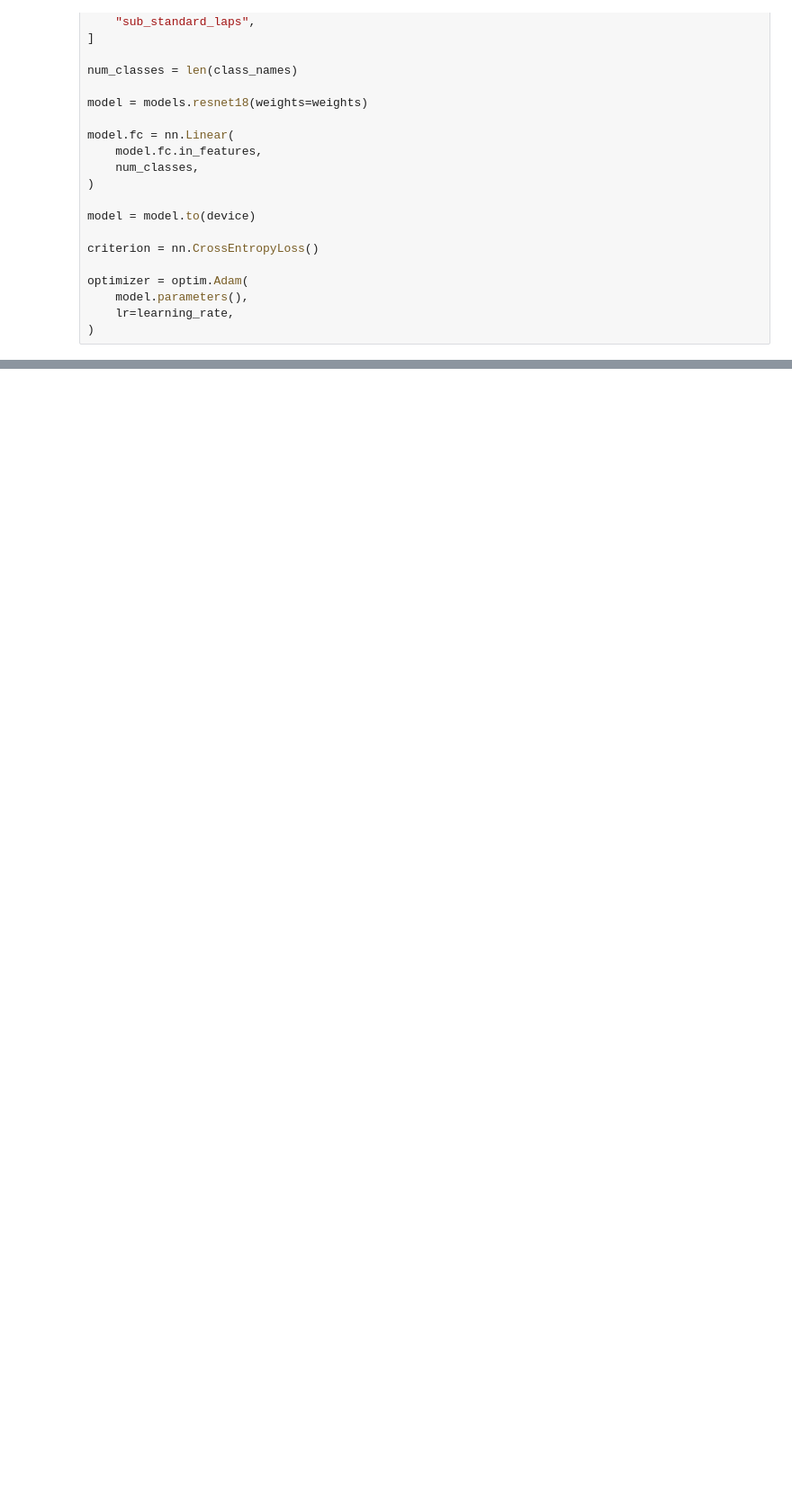
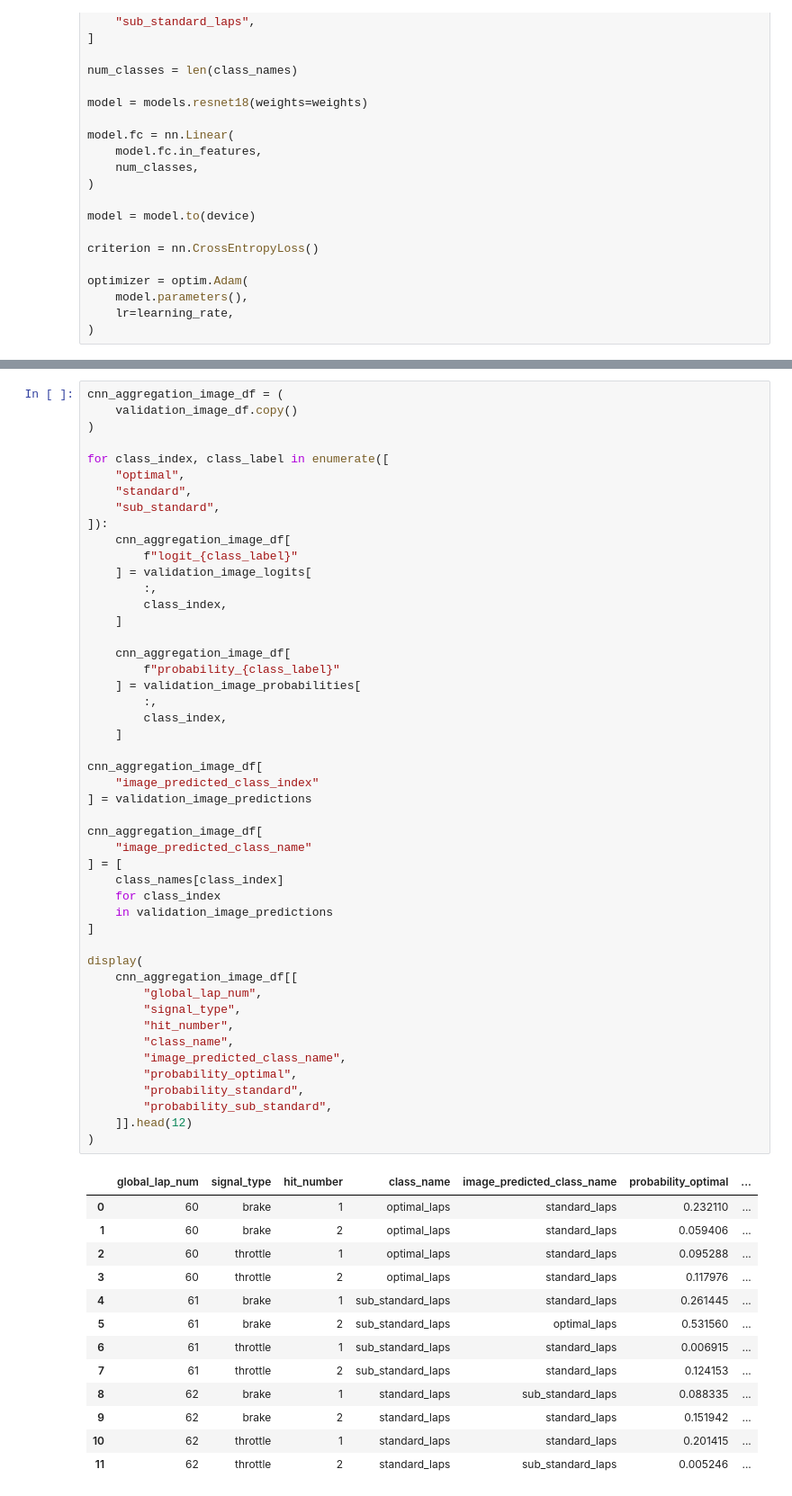
Before and after one commit to Prachet06/F1-Optimized-Cornering-Project, a Jupyter notebook: Code/Model.ipynb, the cells around one changed output, grey strips where cells are left out. Shown at 90% size. Saved outputs shown, nothing was run; the diff lists cells and outputs as text; blank space fills up the shorter version.

```diff
--- a/Code/Model.ipynb
+++ b/Code/Model.ipynb
@@ -3333,0 +848,62 @@ display(fusion_comparison_df)
+# %%
+cnn_aggregation_image_df = (
+    validation_image_df.copy()
+)
+
+for class_index, class_label in enumerate([
+    "optimal",
+    "standard",
+    "sub_standard",
+]):
+    cnn_aggregation_image_df[
+        f"logit_{class_label}"
+    ] = validation_image_logits[
+        :,
+        class_index,
+    ]
+
+    cnn_aggregation_image_df[
+        f"probability_{class_label}"
+    ] = validation_image_probabilities[
+        :,
+        class_index,
+    ]
+
+cnn_aggregation_image_df[
+    "image_predicted_class_index"
+] = validation_image_predictions
+
+cnn_aggregation_image_df[
+    "image_predicted_class_name"
+] = [
+    class_names[class_index]
+    for class_index
+    in validation_image_predictions
+]
+
+display(
+    cnn_aggregation_image_df[[
+        "global_lap_num",
+        "signal_type",
+        "hit_number",
+        "class_name",
+        "image_predicted_class_name",
+        "probability_optimal",
+        "probability_standard",
+        "probability_sub_standard",
+    ]].head(12)
+)
+# %% [output]
+|  | global_lap_num | signal_type | hit_number | class_name | image_predicted_class_name | probability_optimal | ... |
+| 0 | 60 | brake | 1 | optimal_laps | standard_laps | 0.232110 | ... |
+| 1 | 60 | brake | 2 | optimal_laps | standard_laps | 0.059406 | ... |
+| 2 | 60 | throttle | 1 | optimal_laps | standard_laps | 0.095288 | ... |
+| 3 | 60 | throttle | 2 | optimal_laps | standard_laps | 0.117976 | ... |
+| 4 | 61 | brake | 1 | sub_standard_laps | standard_laps | 0.261445 | ... |
+| 5 | 61 | brake | 2 | sub_standard_laps | optimal_laps | 0.531560 | ... |
+| 6 | 61 | throttle | 1 | sub_standard_laps | standard_laps | 0.006915 | ... |
+| 7 | 61 | throttle | 2 | sub_standard_laps | standard_laps | 0.124153 | ... |
+| 8 | 62 | brake | 1 | standard_laps | sub_standard_laps | 0.088335 | ... |
+| 9 | 62 | brake | 2 | standard_laps | standard_laps | 0.151942 | ... |
+| 10 | 62 | throttle | 1 | standard_laps | standard_laps | 0.201415 | ... |
+| 11 | 62 | throttle | 2 | standard_laps | sub_standard_laps | 0.005246 | ... |
```
Also changed, not shown: parts of 124 cells of this notebook, 49 other files.
